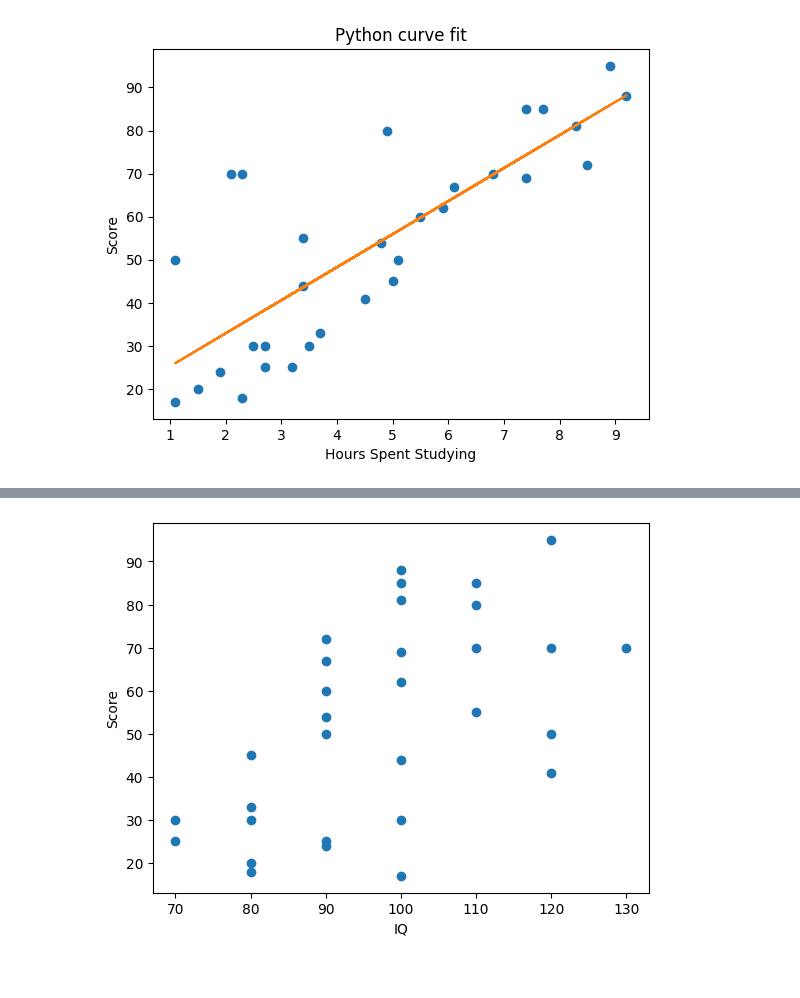
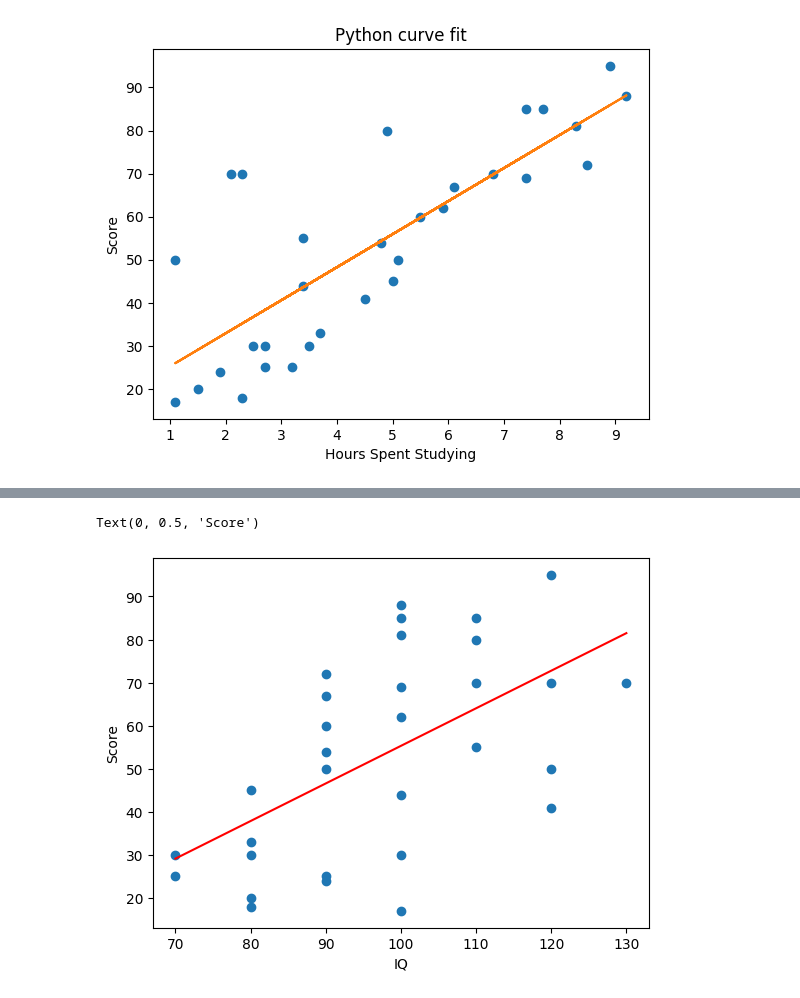
Before and after one commit to deninjo/Student-Score-Data, a Jupyter notebook: Studentscore.ipynb, the cells around one changed output, grey strips where cells are left out. Drawn from its saved outputs; the diff is of its cells as text; code cells hidden in the pictures.

```diff
--- a/Studentscore.ipynb
+++ b/Studentscore.ipynb
@@ -82,7 +95,10 @@ plt.show()
-# %%
-plt.plot(x2, y2,'o')
-plt.xlabel("IQ")
-plt.ylabel("Score")
-plt.show()
-# %% [output]
-[figure, removed]
+# %%
+# This will fit the best line into the graph
+plt.scatter(x2,y2)
+plt.plot(np.unique(x2), np.poly1d(np.polyfit(x2, y2, 1))
+         (np.unique(x2)), color='red')
+plt.xlabel("IQ")
+plt.ylabel("Score")
+# %% [output]
+Text(0, 0.5, 'Score')
+[figure, added]
```
Also changed, not shown: parts of 11 cells of this notebook.
